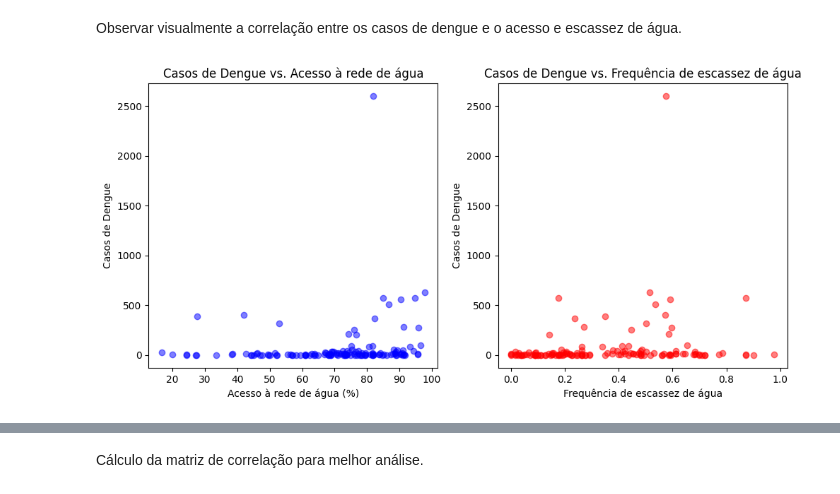
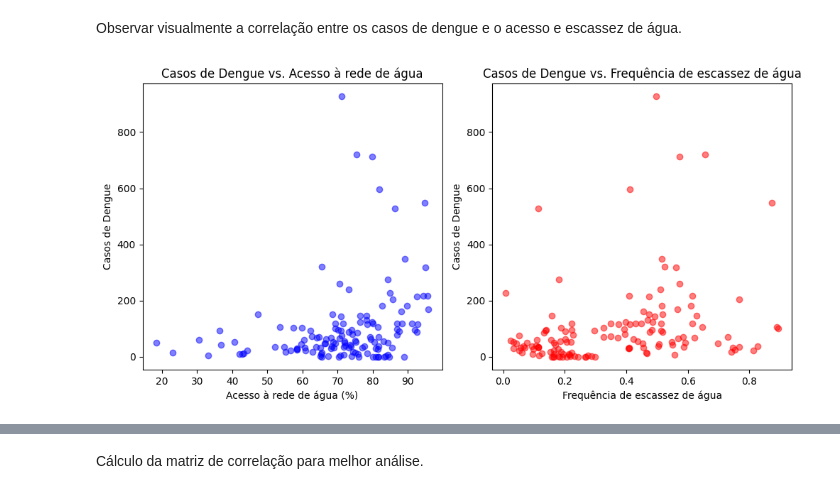
Before and after one commit to thaisornellas/tha_is_learning, a Jupyter notebook: data_analysis/LIneA_dengue.ipynb, the cells around one changed output, grey strips where cells are left out. Drawn from its saved outputs; the diff is of its cells as text; code cells hidden in the pictures.

```diff
--- a/data_analysis/LIneA_dengue.ipynb
+++ b/data_analysis/LIneA_dengue.ipynb
@@ -7,8 +9,8 @@ import matplotlib.pyplot as plt
 # %% [markdown]
 Importar os dados do github
 # %%
-df_dengue = pd.read_csv("https://raw.githubusercontent.com/helenocampos/curso_aplicacao_cientifica/refs/heads/main/data_2000_2019.csv")
-df_dengue
+df = pd.read_csv("https://raw.githubusercontent.com/helenocampos/curso_aplicacao_cientifica/refs/heads/main/data_2000_2019.csv")
+df
 # %% [output]
 |  | micro_code | micro_name | micro_name_ibge | meso_code | meso_name | state_code | state_name | region_code | ... |
 | 0 | 11001 | Porto Velho | PORTO VELHO | 1101 | Madeira-Guaporé | 11 | Rondônia | 1 | ... |
@@ -44,0 +30,4 @@ df_meso
+# %%
+meso = df[['meso_code', 'water_network', 'water_shortage', 'dengue_cases']]
+meso = meso.groupby('meso_code').mean()
+meso
@@ -47,17 +51,17 @@ Observar visualmente a correlação entre os casos de dengue e o acesso e escass
 # %%
 fig, axes = plt.subplots(1, 2, figsize=(10, 5))
 
-axes[0].scatter(df_meso['water_network'], df_meso['dengue_cases'], color='blue', alpha=0.5)
+axes[0].scatter(meso['water_network'], meso['dengue_cases'], color='blue', alpha=0.5)
 axes[0].set_xlabel('Acesso à rede de água (%)')
 axes[0].set_ylabel('Casos de Dengue')
 axes[0].set_title('Casos de Dengue vs. Acesso à rede de água')
 
-axes[1].scatter(df_meso['water_shortage'], df_meso['dengue_cases'], color='red', alpha=0.5)
+axes[1].scatter(meso['water_shortage'], meso['dengue_cases'], color='red', alpha=0.5)
 axes[1].set_xlabel('Frequência de escassez de água')
 axes[1].set_ylabel('Casos de Dengue')
 axes[1].set_title('Casos de Dengue vs. Frequência de escassez de água')
 
 plt.tight_layout()
 plt.show()
 # %% [output]
-[figure, old version]
+[figure, new version]
```
Also changed, not shown: parts of 8 cells of this notebook, 1 other file.
